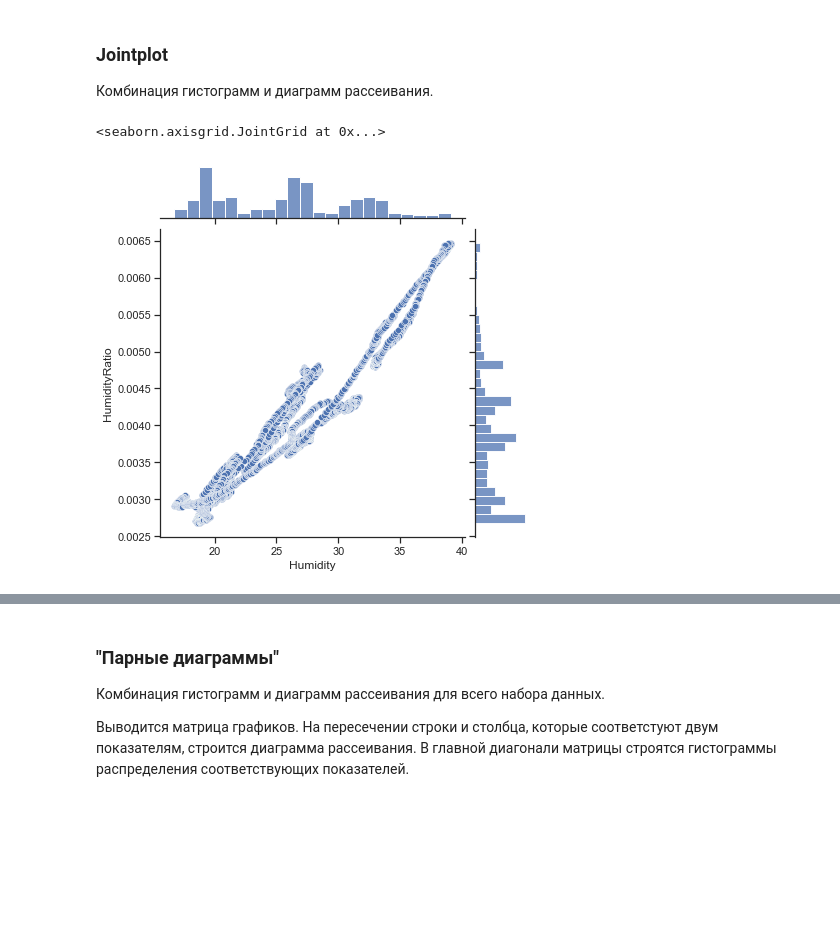
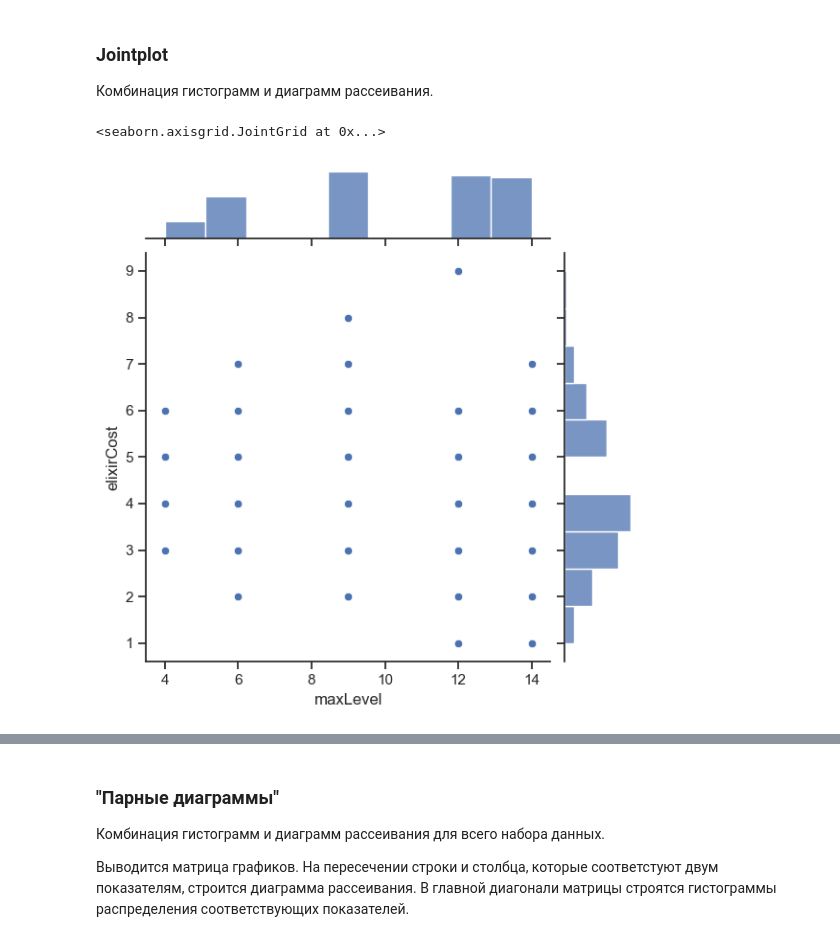
Before and after one commit to Bizerman/TMO, a Jupyter notebook: ClashRoyal_visualization.ipynb, the cells around one changed output, grey strips where cells are left out. Cells and saved outputs as stored; diff of their text form; code cells hidden in the pictures; blank space fills up the shorter version.

```diff
--- a/ClashRoyal_visualization.ipynb
+++ b/ClashRoyal_visualization.ipynb
@@ -42,6 +42,6 @@ sns.set(style="ticks")
 # %%
 # Будем анализировать данные только на обучающей выборке
-data = pd.read_csv('data/datatraining.txt', sep=",")
+data = pd.read_csv('clash_royale_cards.csv', sep=",")
 # %% [markdown]
 # 2) Основные характеристики датасета
 # %%
@@ -154,8 +167,8 @@ sns.distplot(data['Humidity'])
 ### Jointplot
 Комбинация гистограмм и диаграмм рассеивания.
 # %%
-sns.jointplot(x='Humidity', y='HumidityRatio', data=data)
+sns.jointplot(x='maxLevel', y='elixirCost', data=data)
 # %% [output]
 <seaborn.axisgrid.JointGrid at 0x...>
-[figure, old version]
+[figure, new version]
 # %%
```
Also changed, not shown: parts of 36 cells of this notebook.
